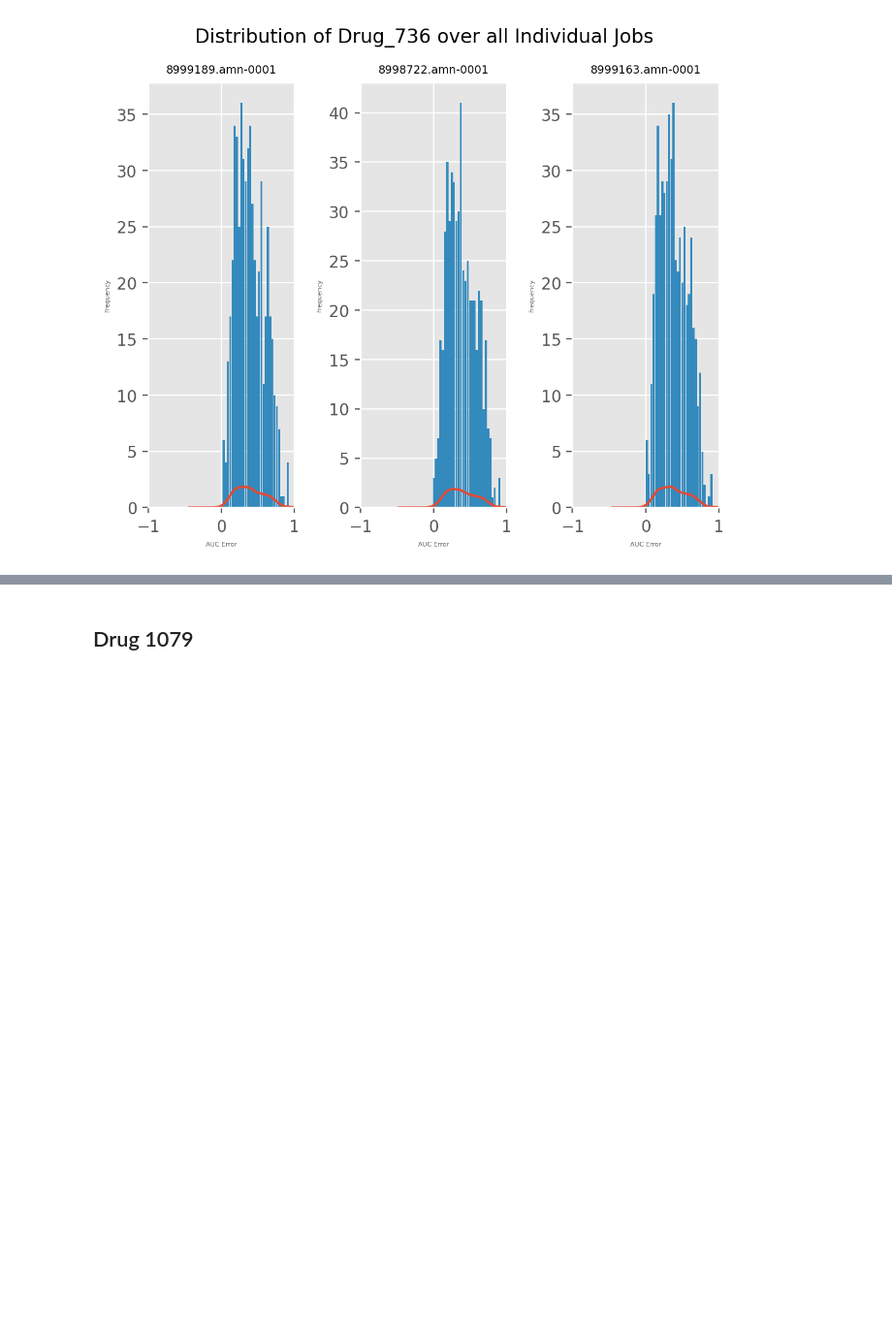
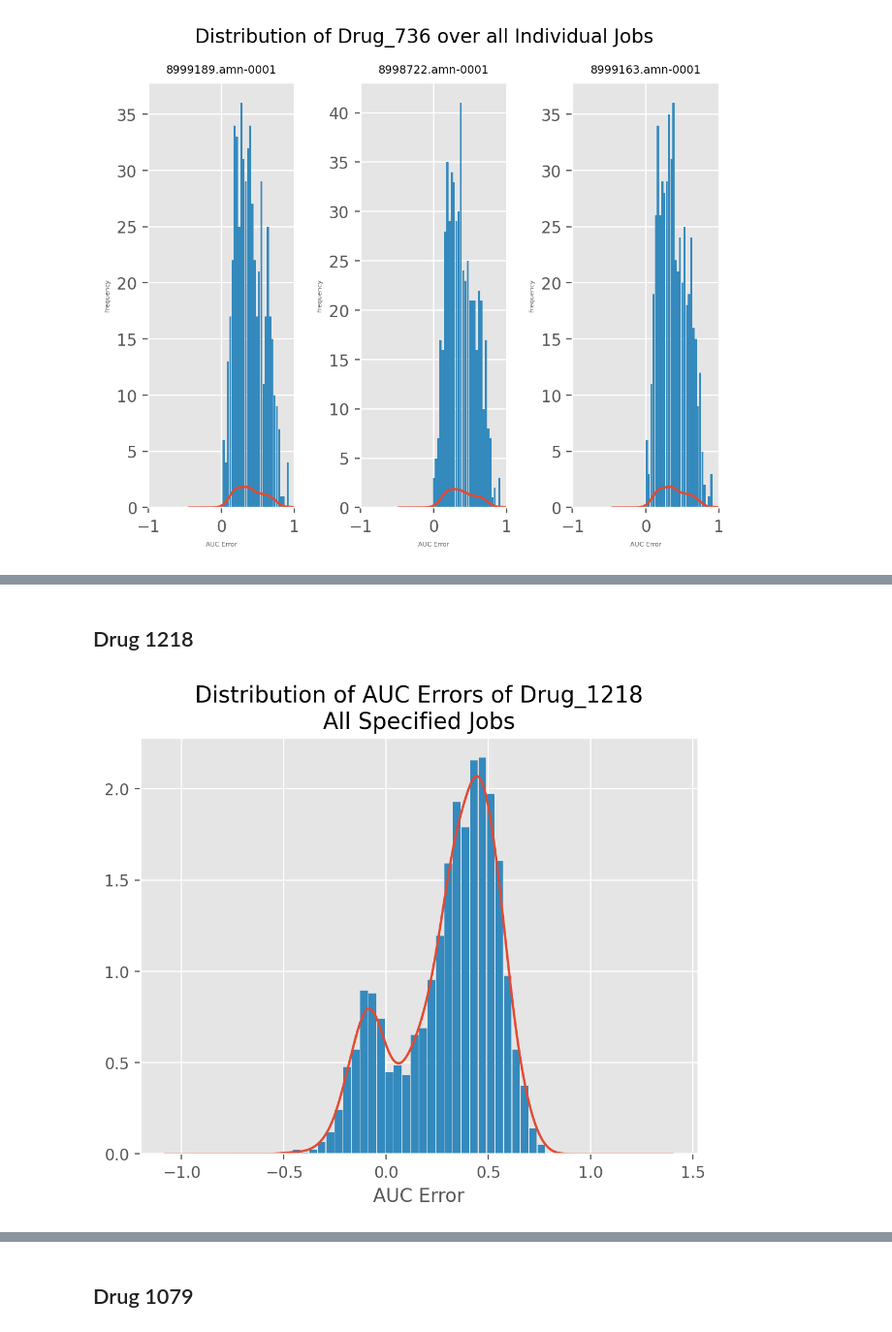
Before and after one commit to jakegwinn/argonne, a Jupyter notebook: data_analysis_logs.ipynb, the cells around one changed output, grey strips where cells are left out. Shown at 97% size. Cells and saved outputs as stored; diff of their text form; code cells hidden in the pictures; blank space fills up the shorter version.

```diff
--- a/data_analysis_logs.ipynb
+++ b/data_analysis_logs.ipynb
@@ -614,0 +615,6 @@ ax.fill_betweenx([0, heights.max()],confint[0], confint[1], alpha = 0.1, color =
+# %% [markdown]
+## Drug 1218
+# %%
+make_distrib_plot("Drug_1218", dict_75)
+# %% [output]
+[figure, added]
```
Also changed, not shown: parts of 9 cells of this notebook, 11 other files.
